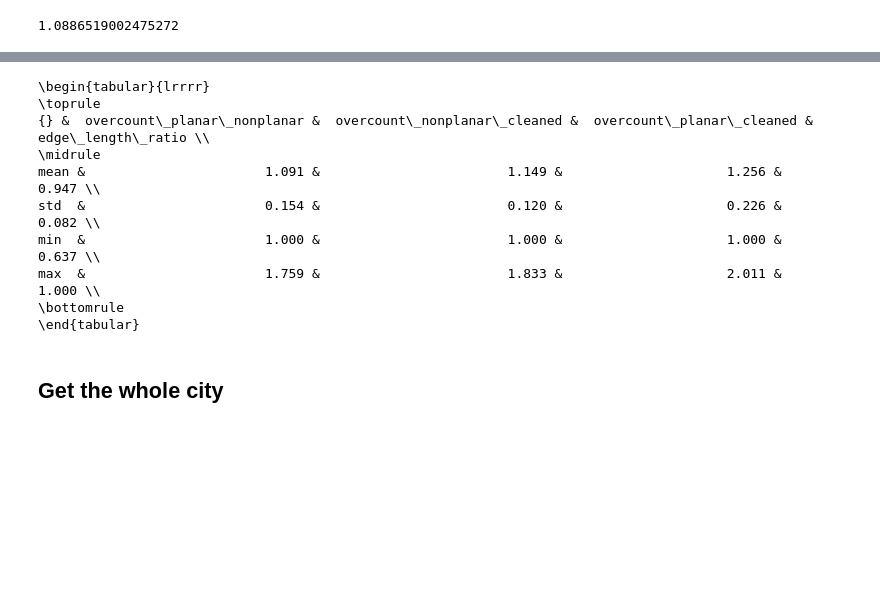
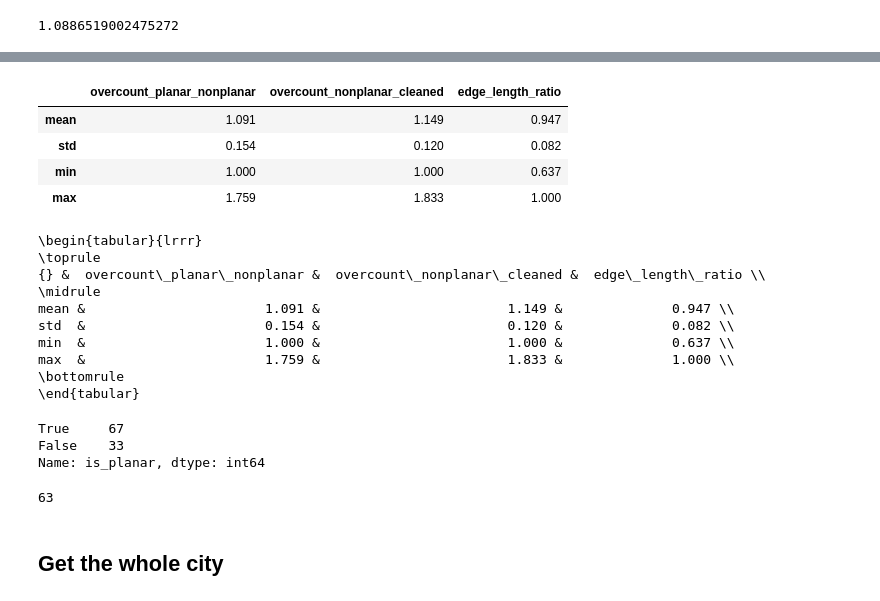
Before and after one commit to gboeing/planar-vs-nonplanar, a Jupyter notebook: planar-vs-nonplanar-one-city.ipynb, the cells around one changed output, grey strips where cells are left out. Cells and saved outputs as stored; diff of their text form; code cells hidden in the pictures; blank space fills up the shorter version.

```diff
--- a/planar-vs-nonplanar-one-city.ipynb
+++ b/planar-vs-nonplanar-one-city.ipynb
@@ -87,6 +89,11 @@ for name, coords in places.items():
         # how does planarity affect average edge length?
         mean_edge_length, mean_planar_segment_length, edge_length_ratio = calculate_edge_length_ratios(G, planar_intersections)
 
+        # is it a formally planar graph (ignoring spatial embedding)?
+        warnings.filterwarnings('ignore')
+        is_planar = planarity.is_planar(G)
+        warnings.resetwarnings()
+
         if count_nonplanar_intersections > 0:
             # planar line intersections overcounts nonplanar graph edge intersections by xx%
             # ie, planar graph shows xx% more intersections than nonplanar graph with bridges/tunnels
@@ -104,6 +111,8 @@ for name, coords in places.items():
             planar_cleaned_overcount = None #avoid divide by zero errors
             nonplanar_cleaned_overcount = None
 
+        #ox.save_graph_shapefile(G, filename=name)
+
         # assemble the results
         result = {'name' : name,
                   'coords' : coords,
@@ -119,6 +128,7 @@ for name, coords in places.items():
                   'mean_edge_length' : mean_edge_length,
                   'mean_planar_segment_length' : mean_planar_segment_length,
                   'edge_length_ratio' : edge_length_ratio,
+                  'is_planar' : is_planar,
                   'runtime' : time.time() - start_time}
         results.append(result)
 
@@ -158,23 +170,40 @@ df.head()
 | 3 | (37.8093642308, -122.213735201) | 146 | 162 | 162 | 805 | ... |
 | 4 | (37.7370721686, -122.188385432) | 140 | 160 | 174 | 805 | ... |
 # %%
-cols = ['overcount_planar_nonplanar', 'overcount_nonplanar_cleaned', 'overcount_planar_cleaned', 'edge_length_ratio']
+cols = ['overcount_planar_nonplanar', 'overcount_nonplanar_cleaned', 'edge_length_ratio']
 df2 = df[cols].copy().head(100)
 table = df2[cols].describe().round(3)
 table = table.loc[['mean', 'std', 'min', 'max']]
+table
+# %% [output]
+|  | overcount_planar_nonplanar | overcount_nonplanar_cleaned | edge_length_ratio |
+| mean | 1.091 | 1.149 | 0.947 |
+| std | 0.154 | 0.120 | 0.082 |
+| min | 1.000 | 1.000 | 0.637 |
+| max | 1.759 | 1.833 | 1.000 |
 # %%
 print(table.to_latex())
 # %% [output]
-\begin{tabular}{lrrrr}
+\begin{tabular}{lrrr}
 \toprule
-{} &  overcount\_planar\_nonplanar &  overcount\_nonplanar\_cleaned &  overcount\_planar\_cleaned &  edge\_length\_ratio \\
+{} &  overcount\_planar\_nonplanar &  overcount\_nonplanar\_cleaned &  edge\_length\_ratio \\
 \midrule
-mean &                       1.091 &                        1.149 &                     1.256 &              0.947 \\
-std  &                       0.154 &                        0.120 &                     0.226 &              0.082 \\
-min  &                       1.000 &                        1.000 &                     1.000 &              0.637 \\
-max  &                       1.759 &                        1.833 &                     2.011 &              1.000 \\
+mean &                       1.091 &                        1.149 &              0.947 \\
+std  &                       0.154 &                        0.120 &              0.082 \\
+min  &                       1.000 &                        1.000 &              0.637 \\
+max  &                       1.759 &                        1.833 &              1.000 \\
 \bottomrule
 \end{tabular}
+# %%
+df.head(100)['is_planar'].value_counts()
+# %% [output]
+True     67
+False    33
+Name: is_planar, dtype: int64
+# %%
+len(df.head(100)[df.head(100)['overcount_planar_nonplanar'] > 1])
+# %% [output]
+63
 # %% [markdown]
 ## Get the whole city
 # %%
```
Also changed, not shown: parts of 5 cells of this notebook, 24 other files.
